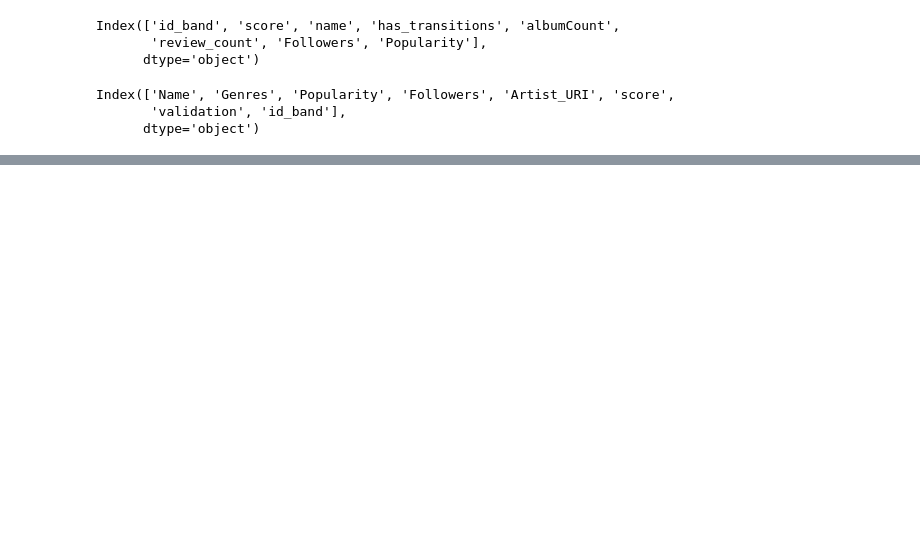
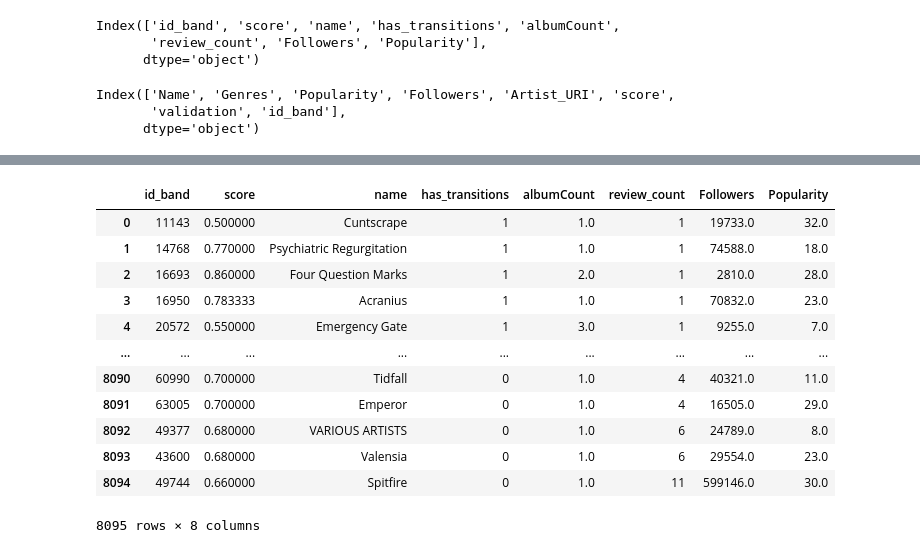
Before and after one commit to chainReactionCol/newRep, a Jupyter notebook: Ev_ML_Sanchez_Ruiz.ipynb, the cells around one changed output, grey strips where cells are left out. Drawn from its saved outputs; the diff is of its cells as text; code cells hidden in the pictures; blank space fills up the shorter version.

```diff
--- a/Ev_ML_Sanchez_Ruiz.ipynb
+++ b/Ev_ML_Sanchez_Ruiz.ipynb
@@ -445,0 +456,16 @@ filtered_Spotify
+# %%
+Api_df
+# %% [output]
+|  | id_band | score | name | has_transitions | albumCount | review_count | Followers | Popularity |
+| 0 | 11143 | 0.500000 | Cuntscrape | 1 | 1.0 | 1 | 19733.0 | 32.0 |
+| 1 | 14768 | 0.770000 | Psychiatric Regurgitation | 1 | 1.0 | 1 | 74588.0 | 18.0 |
+| 2 | 16693 | 0.860000 | Four Question Marks | 1 | 2.0 | 1 | 2810.0 | 28.0 |
+| 3 | 16950 | 0.783333 | Acranius | 1 | 1.0 | 1 | 70832.0 | 23.0 |
+| 4 | 20572 | 0.550000 | Emergency Gate | 1 | 3.0 | 1 | 9255.0 | 7.0 |
+| ... | ... | ... | ... | ... | ... | ... | ... | ... |
+| 8090 | 60990 | 0.700000 | Tidfall | 0 | 1.0 | 4 | 40321.0 | 11.0 |
+| 8091 | 63005 | 0.700000 | Emperor | 0 | 1.0 | 4 | 16505.0 | 29.0 |
+| 8092 | 49377 | 0.680000 | VARIOUS ARTISTS | 0 | 1.0 | 6 | 24789.0 | 8.0 |
+| 8093 | 43600 | 0.680000 | Valensia | 0 | 1.0 | 6 | 29554.0 | 23.0 |
+| 8094 | 49744 | 0.660000 | Spitfire | 0 | 1.0 | 11 | 599146.0 | 30.0 |
+8095 rows × 8 columns
```
Also changed, not shown: parts of 35 cells of this notebook.
